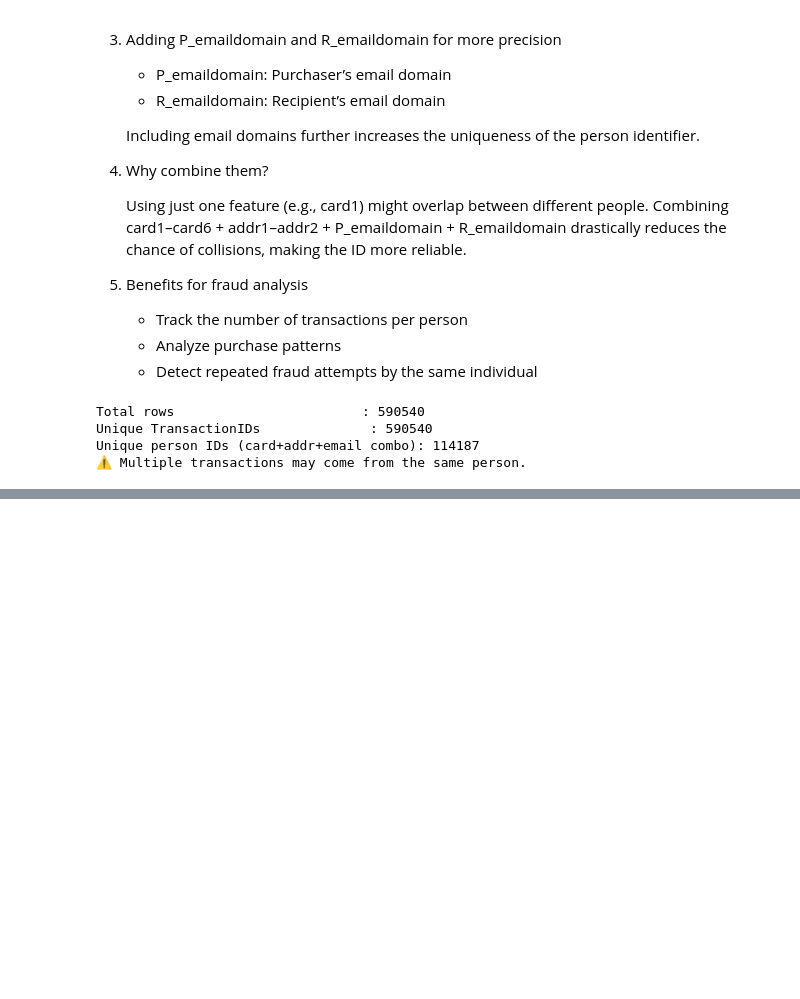
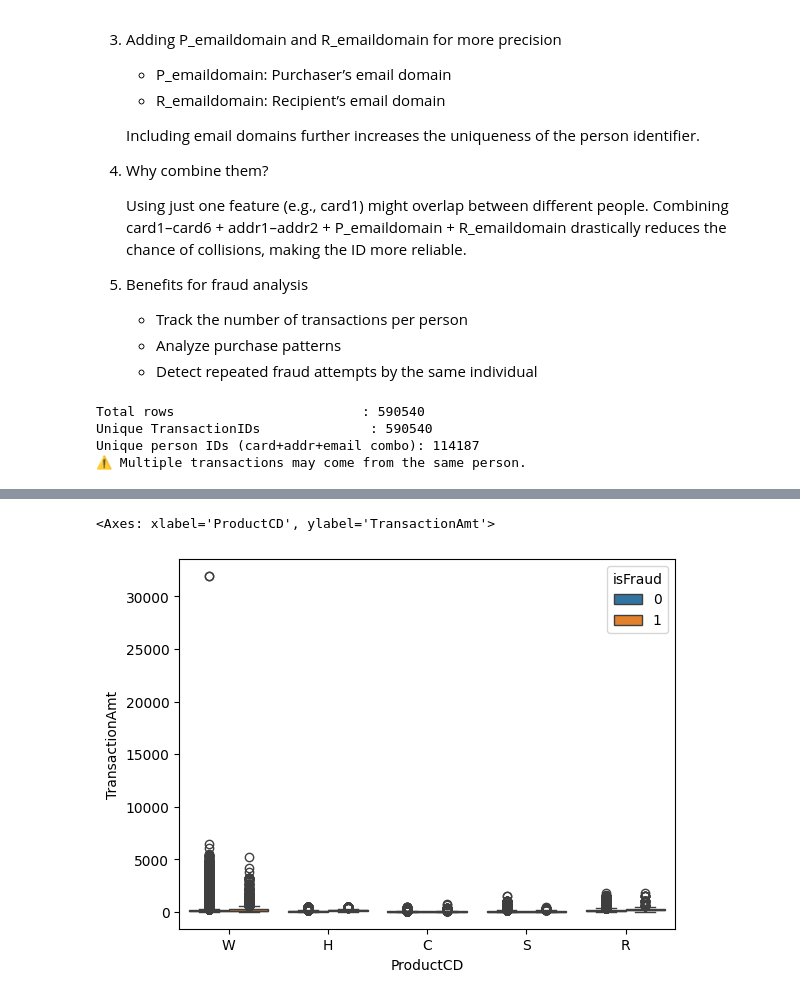
Before and after one commit to FillipusAditya/fraud-detection-ieee-cis, a Jupyter notebook: main.ipynb, the cells around one changed output, grey strips where cells are left out. Cells and saved outputs as stored; diff of their text form; code cells hidden in the pictures; blank space fills up the shorter version.

```diff
--- a/main.ipynb
+++ b/main.ipynb
@@ -245,0 +617,5 @@ Unique person IDs (card+addr+email combo): 114187
+# %%
+sns.boxplot(data=train_transaction_df, x='ProductCD', y='TransactionAmt', hue='isFraud')
+# %% [output]
+<Axes: xlabel='ProductCD', ylabel='TransactionAmt'>
+[figure, added]
```
Also changed, not shown: parts of 74 cells of this notebook.
